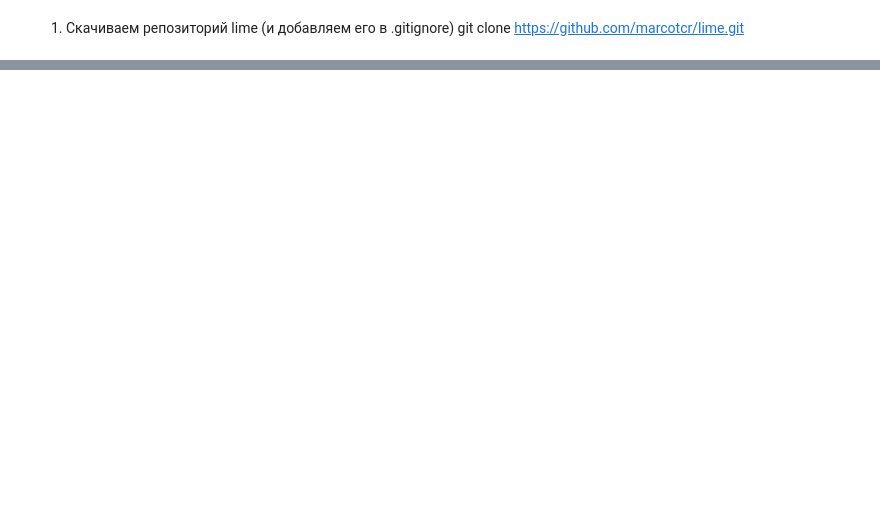
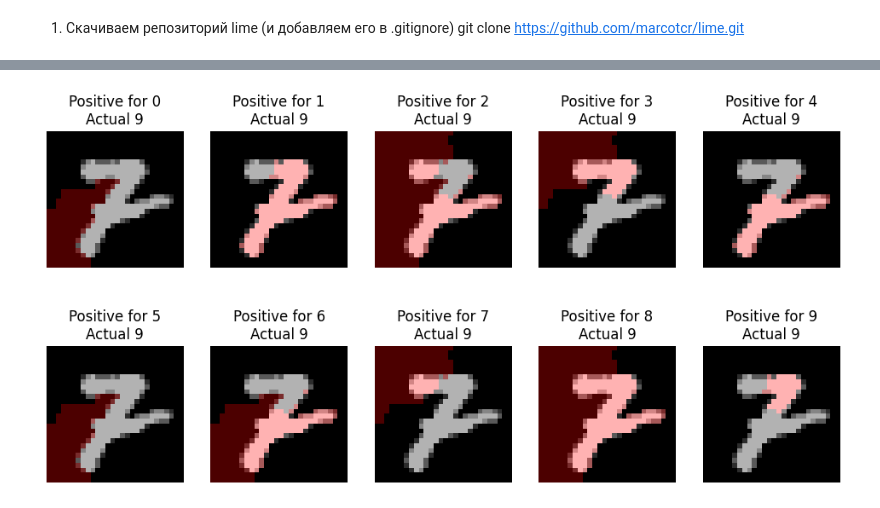
Before and after one commit to nocturnalq/azsii, a Jupyter notebook: prz5/AZSII_prz_5.ipynb, the cells around one changed output, grey strips where cells are left out. Cells and saved outputs as stored; diff of their text form; code cells hidden in the pictures; blank space fills up the shorter version.

```diff
--- a/prz5/AZSII_prz_5.ipynb
+++ b/prz5/AZSII_prz_5.ipynb
@@ -52,0 +150,5 @@ y_vec = mnist.target.astype(np.uint8)
+# %%
+%%time
+explanation = explainer.explain_instance(X_test[wrong_idx],
+                                         classifier_fn = simple_rf_pipeline.predict_proba,
+                                         top_labels=10, hide_color=0, num_samples=10000, segmentation_fn=segmenter)
@@ -52,0 +158,10 @@ y_vec = mnist.target.astype(np.uint8)
+# %%
+# now show them for each class
+fig, m_axs = plt.subplots(2,5, figsize = (12,6))
+for i, c_ax in enumerate(m_axs.flatten()):
+    temp, mask = explanation.get_image_and_mask(i, positive_only=True, num_features=10, hide_rest=False, min_weight = 0.01 )
+    c_ax.imshow(label2rgb(mask,temp, bg_label = 0), interpolation = 'nearest')
+    c_ax.set_title('Positive for {}\nActual {}'.format(i, y_test[wrong_idx]))
+    c_ax.axis('off')
+# %% [output]
+[figure, added]
```
Also changed, not shown: parts of 15 cells of this notebook, 2 other files.
